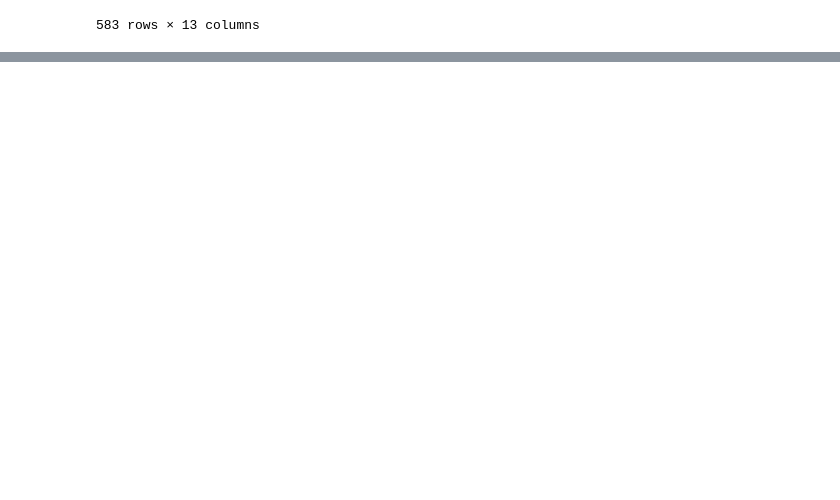
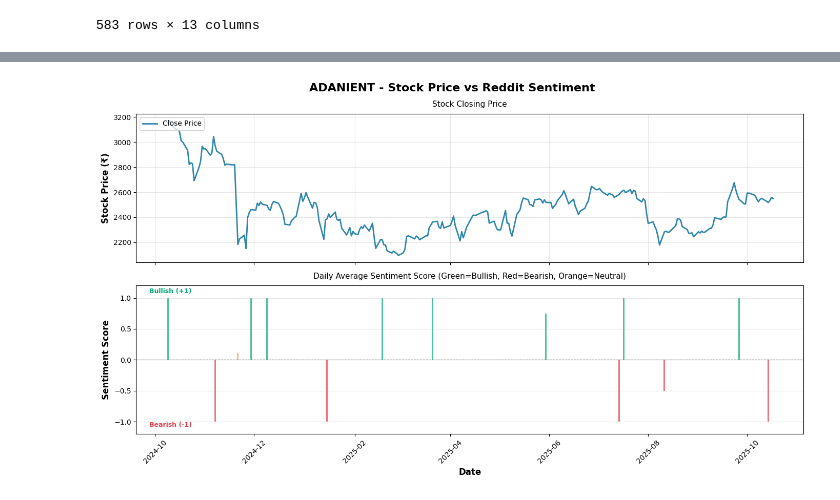
Before and after one commit to patelatwork/Stock-Market-Sentiment-Analysis, a Jupyter notebook: sentiment_analysis.ipynb, the cells around one changed output, grey strips where cells are left out. Saved outputs shown, nothing was run; the diff lists cells and outputs as text; code cells hidden in the pictures; blank space fills up the shorter version.

Commit message:
lexical analysis for sentiment vs actual stock price

```diff
--- a/sentiment_analysis.ipynb
+++ b/sentiment_analysis.ipynb
@@ -582,0 +707,19 @@ print(classification_report(y_test, y_pred))
+# %%
+merged_data = pd.merge(
+    stock_data,
+    daily_sentiment,
+    on=['Date', 'Ticker_Symbol'],
+    how='left'
+)
+
+merged_data['Avg_Sentiment_Score'].fillna(0, inplace=True)
+merged_data['Comment_Count'].fillna(0, inplace=True)
+
+merged_data = merged_data.sort_values(['Ticker_Symbol', 'Date']).reset_index(drop=True)
+merged_data['Price_Change_Pct'] = merged_data.groupby('Ticker_Symbol')['Close'].pct_change() * 100
+
+print("Merged data:")
+print(merged_data.head(10))
+print(f"\nShape: {merged_data.shape}")
+print(f"\nDays with comments: {(merged_data['Comment_Count'] > 0).sum()}")
+print(f"\nDays without comments: {(merged_data['Comment_Count'] == 0).sum()}")
@@ -582,0 +793,61 @@ print(classification_report(y_test, y_pred))
+# %%
+import matplotlib.pyplot as plt
+import matplotlib.dates as mdates
+from datetime import datetime
+
+merged_data['Date'] = pd.to_datetime(merged_data['Date'])
+
+tickers = merged_data['Ticker_Symbol'].unique()
+
+for ticker in tickers:
+    ticker_data = merged_data[merged_data['Ticker_Symbol'] == ticker].copy()
+    ticker_data = ticker_data.sort_values('Date')
+
+    fig, (ax1, ax2) = plt.subplots(2, 1, figsize=(14, 8), sharex=True)
+    fig.suptitle(f'{ticker} - Stock Price vs Reddit Sentiment', fontsize=16, fontweight='bold')
+
+    ax1.plot(ticker_data['Date'], ticker_data['Close'],
+             color='#2E86AB', linewidth=2, label='Close Price')
+    ax1.set_ylabel('Stock Price (₹)', fontsize=12, fontweight='bold')
+    ax1.grid(True, alpha=0.3)
+    ax1.legend(loc='upper left')
+    ax1.set_title('Stock Closing Price', fontsize=11, pad=10)
+
+    sentiment_days = ticker_data[ticker_data['Comment_Count'] > 0].copy()
+
+    colors = sentiment_days['Avg_Sentiment_Score'].apply(
+        lambda x: '#00A878' if x > 0.2 else ('#E63946' if x < -0.2 else '#F4A261')
+    )
+
+    ax2.bar(sentiment_days['Date'], sentiment_days['Avg_Sentiment_Score'],
+            color=colors, alpha=0.7, width=1, label='Avg Sentiment Score')
+    ax2.axhline(y=0, color='black', linestyle='--', linewidth=0.8, alpha=0.5)
+    ax2.set_ylabel('Sentiment Score', fontsize=12, fontweight='bold')
+    ax2.set_xlabel('Date', fontsize=12, fontweight='bold')
+    ax2.set_ylim(-1.2, 1.2)
+    ax2.grid(True, alpha=0.3, axis='y')
+    ax2.set_title('Daily Average Sentiment Score (Green=Bullish, Red=Bearish, Orange=Neutral)',
+                  fontsize=11, pad=10)
+
+    ax2.text(0.02, 0.95, 'Bullish (+1)', transform=ax2.transAxes,
+             color='#00A878', fontweight='bold', fontsize=9)
+    ax2.text(0.02, 0.05, 'Bearish (-1)', transform=ax2.transAxes,
+             color='#E63946', fontweight='bold', fontsize=9)
+
+    ax2.xaxis.set_major_formatter(mdates.DateFormatter('%Y-%m'))
+    ax2.xaxis.set_major_locator(mdates.MonthLocator(interval=2))
+    plt.xticks(rotation=45)
+
+    plt.tight_layout()
+    plt.show()
+
+    ticker_with_comments = ticker_data[ticker_data['Comment_Count'] > 0]
+    if len(ticker_with_comments) > 0:
+        print(f"\n{ticker} Statistics:")
+        print(f"  Total trading days: {len(ticker_data)}")
+        print(f"  Days with Reddit comments: {len(ticker_with_comments)}")
+        print(f"  Total comments: {int(ticker_with_comments['Comment_Count'].sum())}")
+        print(f"  Average sentiment score: {ticker_with_comments['Avg_Sentiment_Score'].mean():.3f}")
+        print(f"  Price change during period: {((ticker_data['Close'].iloc[-1] - ticker_data['Close'].iloc[0]) / ticker_data['Close'].iloc[0] * 100):.2f}%")
+# %% [output]
+[figure, added]
```
Also changed, not shown: parts of 14 cells of this notebook, 2 other files.
